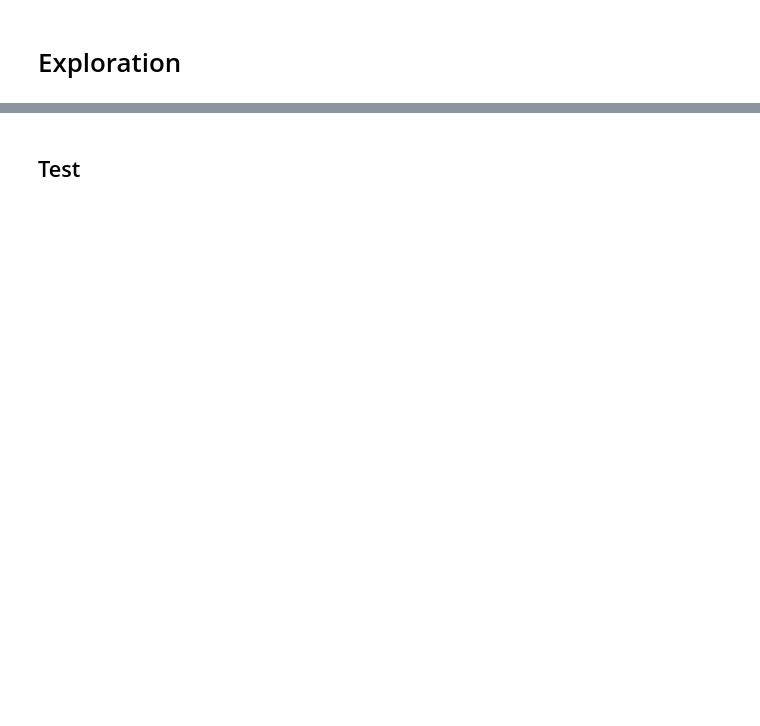
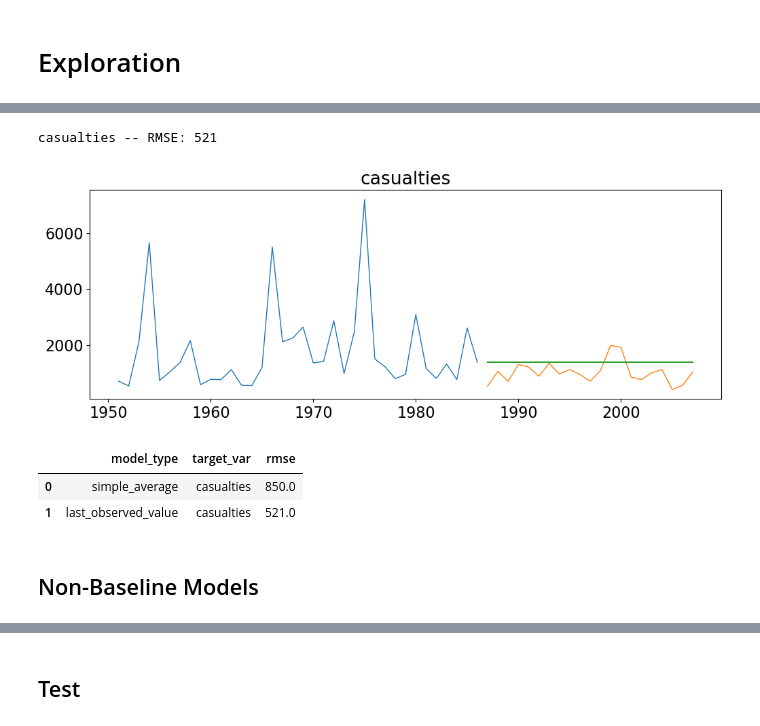
Before and after one commit to skylerschnee/twister-predictor, a Jupyter notebook: final_notebook.ipynb, the cells around one changed output, grey strips where cells are left out. Cells and saved outputs as stored; diff of their text form; code cells hidden in the pictures; blank space fills up the shorter version.

```diff
--- a/final_notebook.ipynb
+++ b/final_notebook.ipynb
@@ -141,0 +159,3 @@ plt.show()
+# %%
+yhat_df = m.get_lov(train, validate)
+yhat_df.head()
@@ -141,0 +170,15 @@ plt.show()
+# %%
+m.plot_and_eval('casualties', train, validate, yhat_df)
+# %% [output]
+casualties -- RMSE: 521
+[figure, added]
+# %%
+eval_df = m.append_eval_df(model_type='last_observed_value', target_var = 'casualties',
+                           validate=validate, yhat_df=yhat_df, eval_df=eval_df)
+eval_df
+# %% [output]
+|  | model_type | target_var | rmse |
+| 0 | simple_average | casualties | 850.0 |
+| 1 | last_observed_value | casualties | 521.0 |
+# %% [markdown]
+## Non-Baseline Models
```
Also changed, not shown: parts of 52 cells of this notebook, 5 other files.
